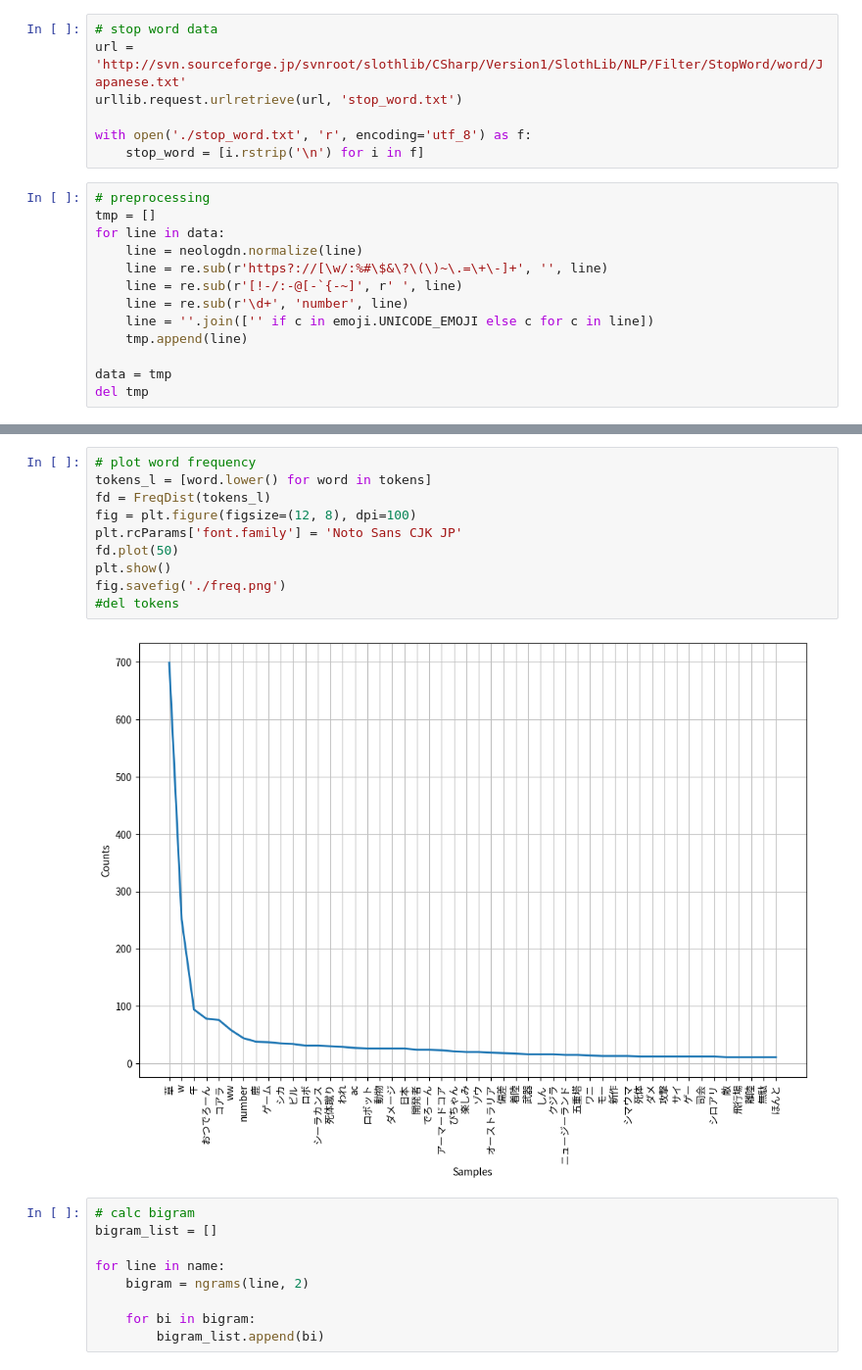
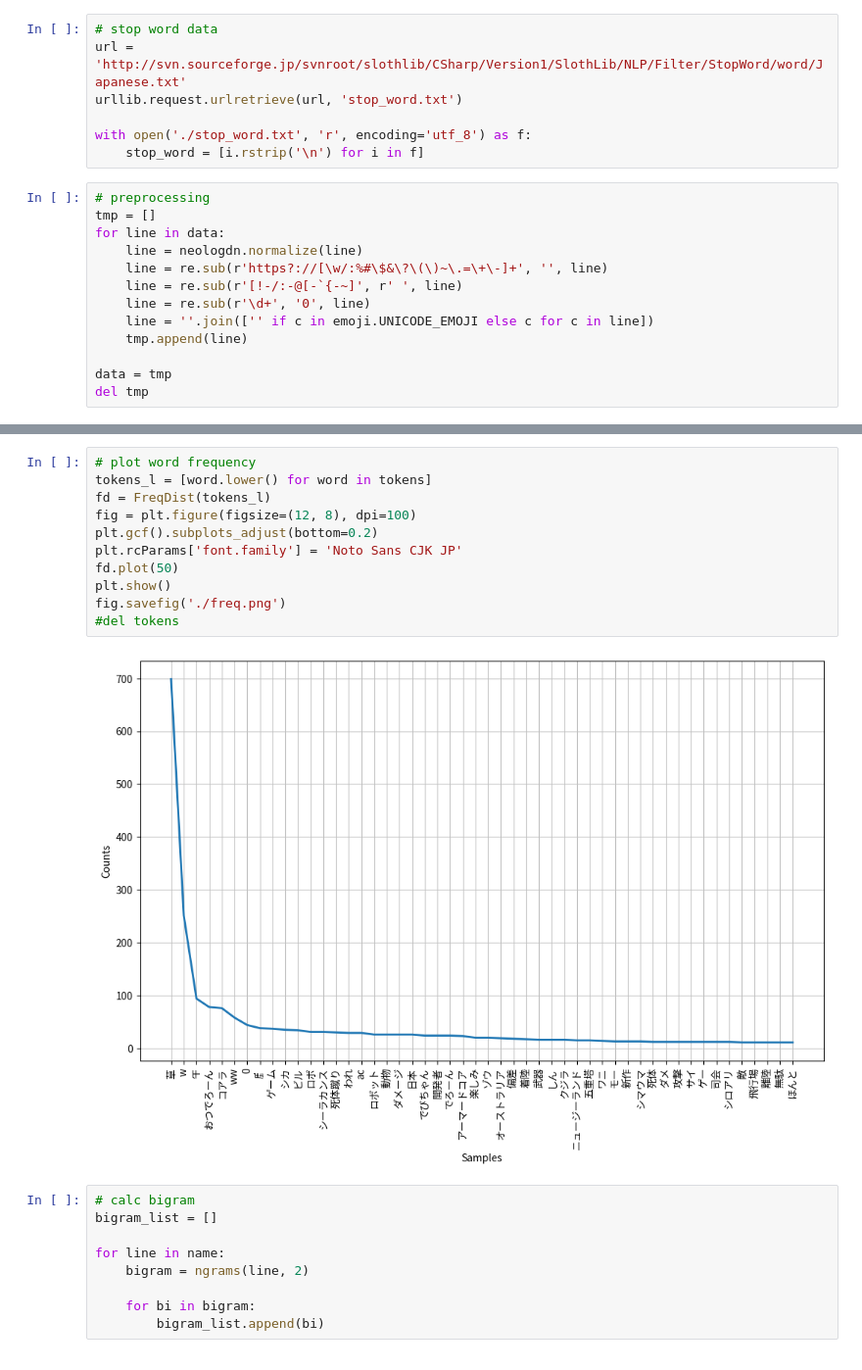
Before and after one commit to baibai25/NLP-YouTube-Live, a Jupyter notebook: nlp.ipynb, the cells around one changed output, grey strips where cells are left out. Shown: that part at 98% size. Drawn from its saved outputs; the diff is of its cells as text.

```diff
--- a/nlp.ipynb
+++ b/nlp.ipynb
@@ -29,7 +29,7 @@ for line in data:
     line = neologdn.normalize(line)
     line = re.sub(r'https?://[\w/:%#\$&\?\(\)~\.=\+\-]+', '', line)
     line = re.sub(r'[!-/:-@[-`{-~]', r' ', line)
-    line = re.sub(r'\d+', 'number', line)
+    line = re.sub(r'\d+', '0', line)
     line = ''.join(['' if c in emoji.UNICODE_EMOJI else c for c in line])
     tmp.append(line)
 
@@ -67,15 +74,16 @@ del tmp
 # %%
 # plot word frequency
 tokens_l = [word.lower() for word in tokens]
 fd = FreqDist(tokens_l)
 fig = plt.figure(figsize=(12, 8), dpi=100)
+plt.gcf().subplots_adjust(bottom=0.2)
 plt.rcParams['font.family'] = 'Noto Sans CJK JP'
 fd.plot(50)
 plt.show()
 fig.savefig('./freq.png')
 #del tokens
 # %% [output]
-[figure, old version]
+[figure, new version]
 # %%
 # calc bigram
 bigram_list = []
```
Also changed, not shown: parts of 3 cells of this notebook.
